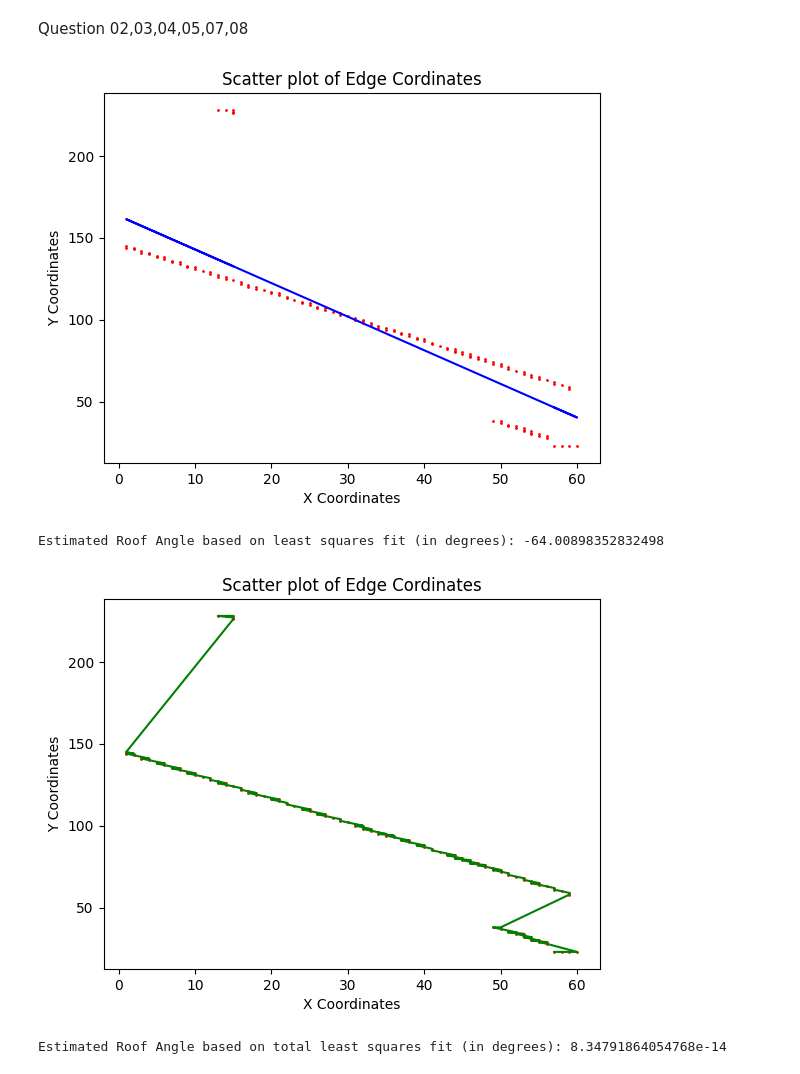
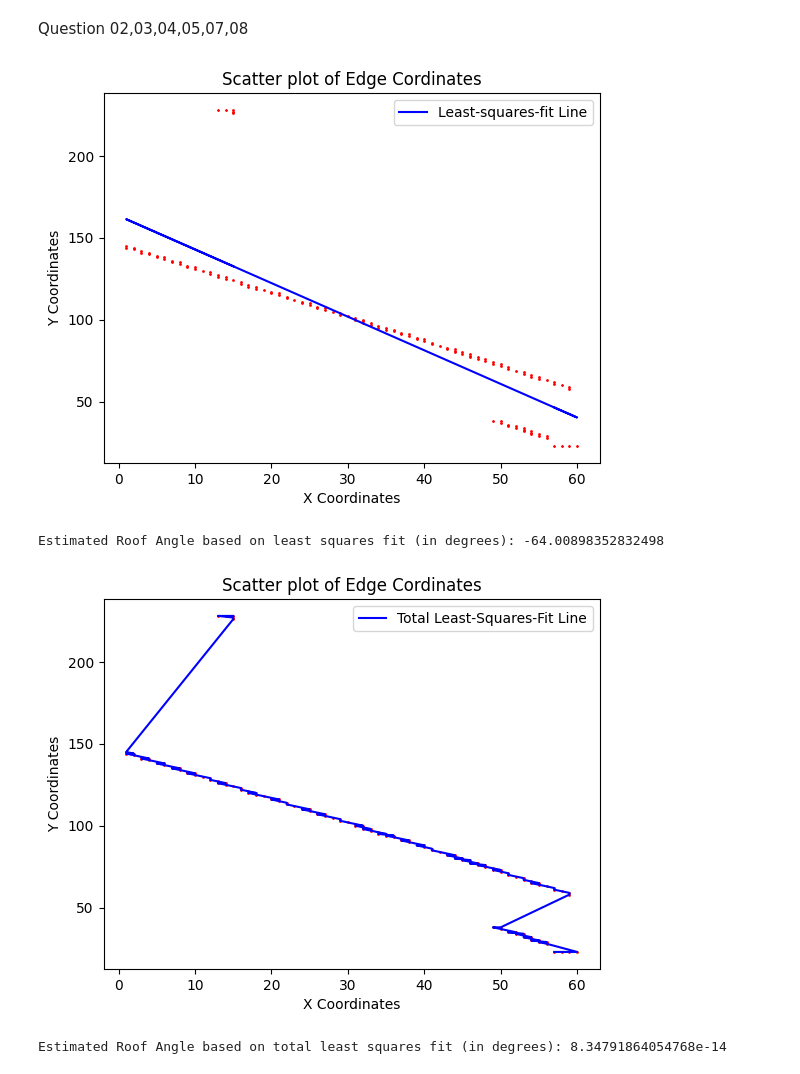
Before and after one commit to KisajaW/Assignment3, a Jupyter notebook: D_ENG_21_0073_EE_a03.ipynb, the cells around one changed output. Saved outputs shown, nothing was run; the diff lists cells and outputs as text; code cells hidden in the pictures.

```diff
--- a/D_ENG_21_0073_EE_a03.ipynb
+++ b/D_ENG_21_0073_EE_a03.ipynb
@@ -50,36 +50,36 @@ plt.scatter(x,y,color='r',s=1)
 plt.title('Scatter plot of Edge Cordinates')
 plt.xlabel('X Coordinates')
 plt.ylabel('Y Coordinates')
 
 #Finding the least-squares-fit line
 A = np.vstack([x, np.ones(len(x))]).T
 m, c = np.linalg.lstsq(A, y, rcond=None)[0]
 plt.plot(x, m*x + c, 'b', label='Least-squares-fit Line')
-
+plt.legend()
 plt.show()
 
 #Estimating the roof angle based on the least squares fit
 roof_angle = np.arctan(m) * 180 / np.pi
 print('Estimated Roof Angle based on least squares fit (in degrees):', roof_angle)
 
 #Plotting x and y in a scatter plot
 plt.scatter(x,y,color='r',s=1)
 plt.title('Scatter plot of Edge Cordinates')
 plt.xlabel('X Coordinates')
 plt.ylabel('Y Coordinates')
 
 #Finding the total least-squares-fit-line
 A = np.vstack([x, y, np.ones(len(x))]).T
 m, n, c = np.linalg.lstsq(A, y, rcond=None)[0]
-plt.plot(x, m*x + n*y + c, 'g', label='Total Least-Squares-Fit Line')
-
+plt.plot(x, m*x + n*y + c, 'b', label='Total Least-Squares-Fit Line')
+plt.legend()
 plt.show()
 
 #Estimating the roof angle based on the total least squares fit
 roof_angle = np.arctan(m) * 180 / np.pi
 print('Estimated Roof Angle based on total least squares fit (in degrees):', roof_angle)
 # %% [output]
-[figure, old version]
+[figure, new version]
 Estimated Roof Angle based on least squares fit (in degrees): -64.00898352832498
-[figure, old version]
+[figure, new version]
 Estimated Roof Angle based on total least squares fit (in degrees): 8.34791864054768e-14
```
Also changed, not shown: parts of 4 cells of this notebook.
